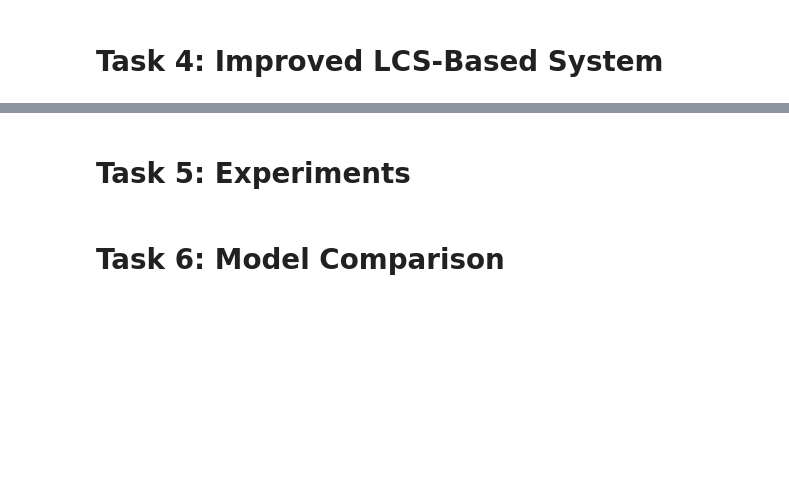
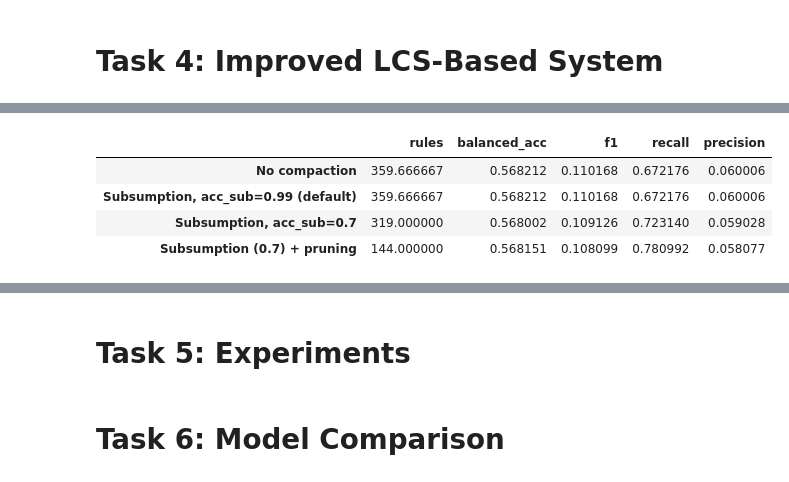
Before and after one commit to kaneviggers/Transaction-fraud-detection, a Jupyter notebook: notebook_phase2.ipynb, the cells around one changed output, grey strips where cells are left out. Drawn from its saved outputs; the diff is of its cells as text; code cells hidden in the pictures; blank space fills up the shorter version.

```diff
--- a/notebook_phase2.ipynb
+++ b/notebook_phase2.ipynb
@@ -626,0 +852,17 @@ print({"balanced_acc": balanced_accuracy_score(y_test, pred),
+# %%
+# 4.5 Rule compaction
+variants = {
+    "No compaction":                   {},
+    "Subsumption, acc_sub=0.99 (default)": {"do_correct_set_subsumption": True},
+    "Subsumption, acc_sub=0.7":        {"do_correct_set_subsumption": True, "acc_sub": 0.7},
+    "Subsumption (0.7) + pruning":     {"do_correct_set_subsumption": True, "acc_sub": 0.7, "prune": True},
+}
+compaction_df = pd.DataFrame({name: run_elcs(selected, **best_cfg, **v)[0].mean()
+                              for name, v in variants.items()}).T
+compaction_df
+# %% [output]
+|  | rules | balanced_acc | f1 | recall | precision |
+| No compaction | 359.666667 | 0.568212 | 0.110168 | 0.672176 | 0.060006 |
+| Subsumption, acc_sub=0.99 (default) | 359.666667 | 0.568212 | 0.110168 | 0.672176 | 0.060006 |
+| Subsumption, acc_sub=0.7 | 319.000000 | 0.568002 | 0.109126 | 0.723140 | 0.059028 |
+| Subsumption (0.7) + pruning | 144.000000 | 0.568151 | 0.108099 | 0.780992 | 0.058077 |
```
Also changed, not shown: parts of 37 cells of this notebook.
